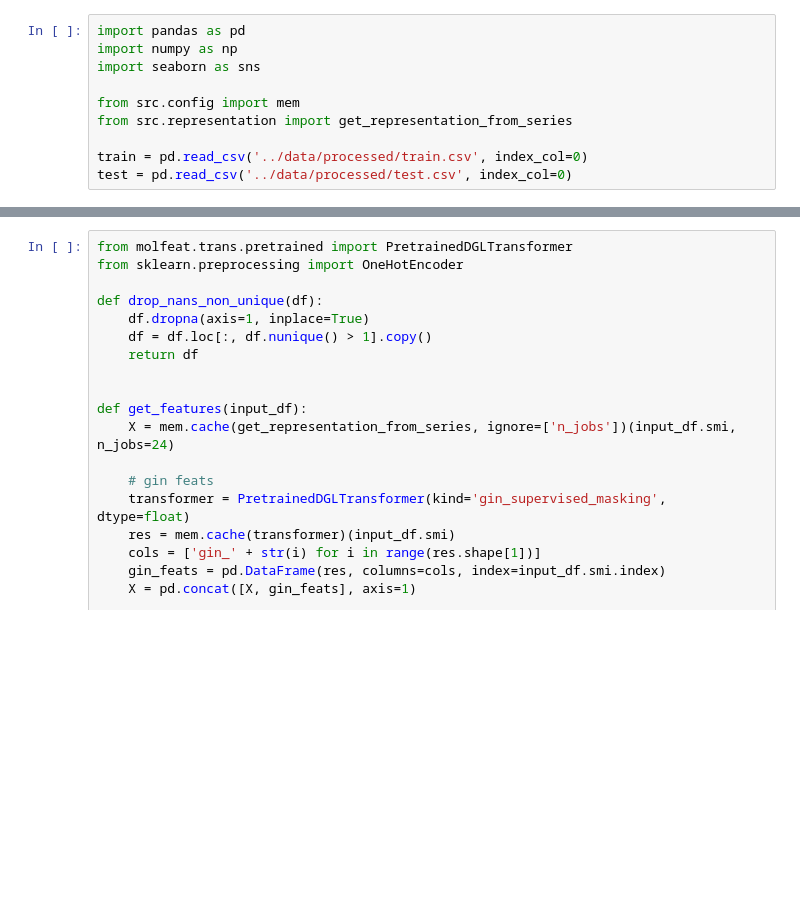
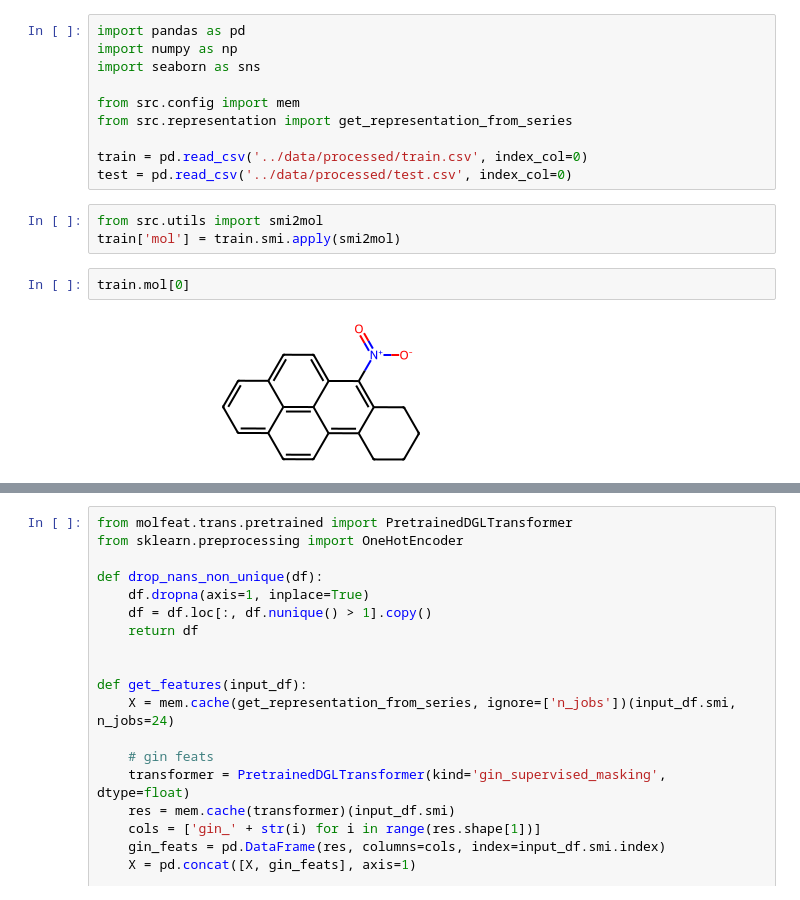
Before and after one commit to alkorolyov/kaggle_tox_2409, a Jupyter notebook: notebooks/03_add_features.ipynb, the cells around one changed output, grey strips where cells are left out. Saved outputs shown, nothing was run; the diff lists cells and outputs as text; blank space fills up the shorter version.

```diff
--- a/notebooks/03_add_features.ipynb
+++ b/notebooks/03_add_features.ipynb
@@ -14,3 +11,10 @@ from src.representation import get_representation_from_series
 
 train = pd.read_csv('../data/processed/train.csv', index_col=0)
 test = pd.read_csv('../data/processed/test.csv', index_col=0)
+# %%
+from src.utils import smi2mol
+train['mol'] = train.smi.apply(smi2mol)
+# %%
+train.mol[0]
+# %% [output]
+[figure, added]
```
Also changed, not shown: parts of 2 cells of this notebook, 7 other files.
